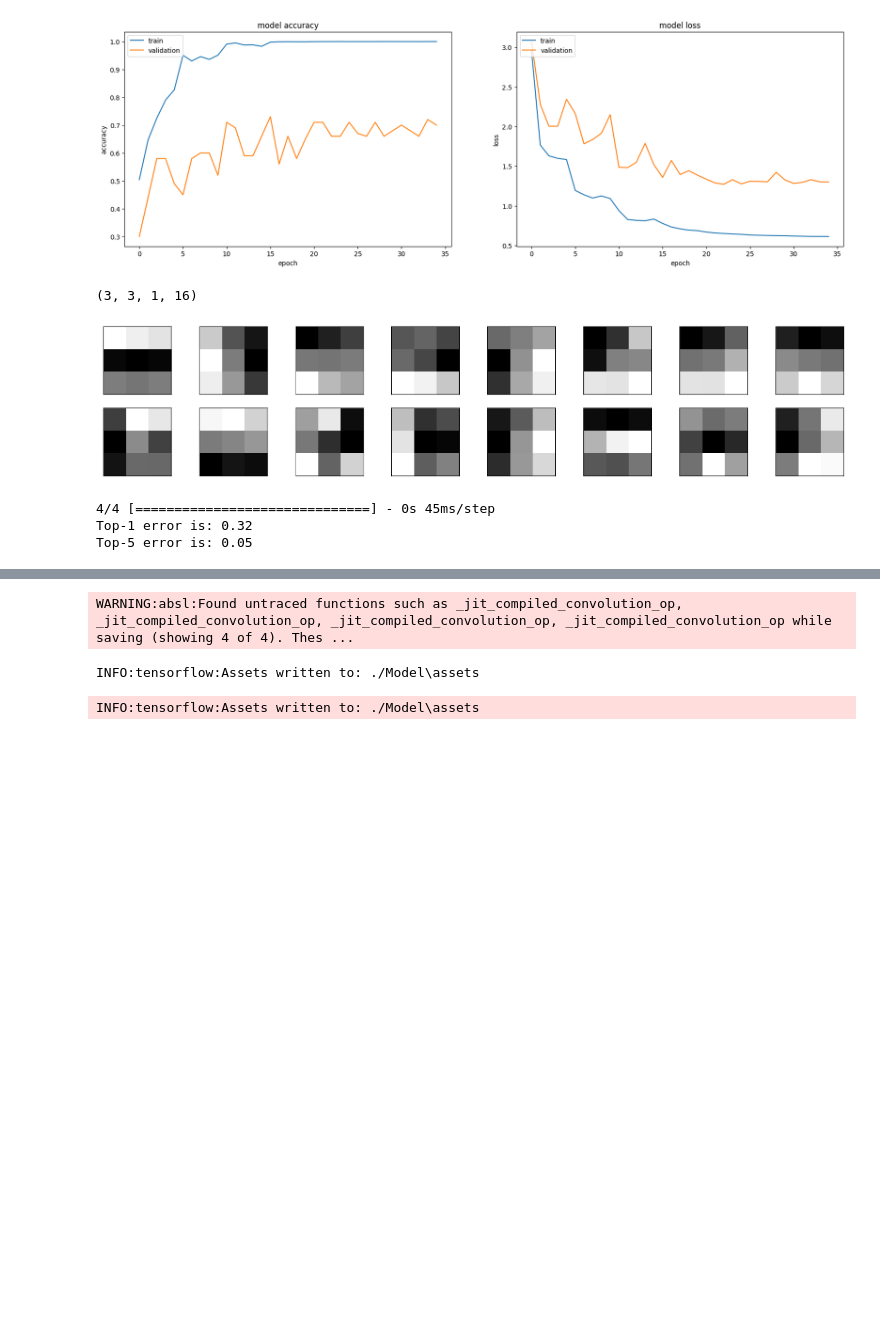
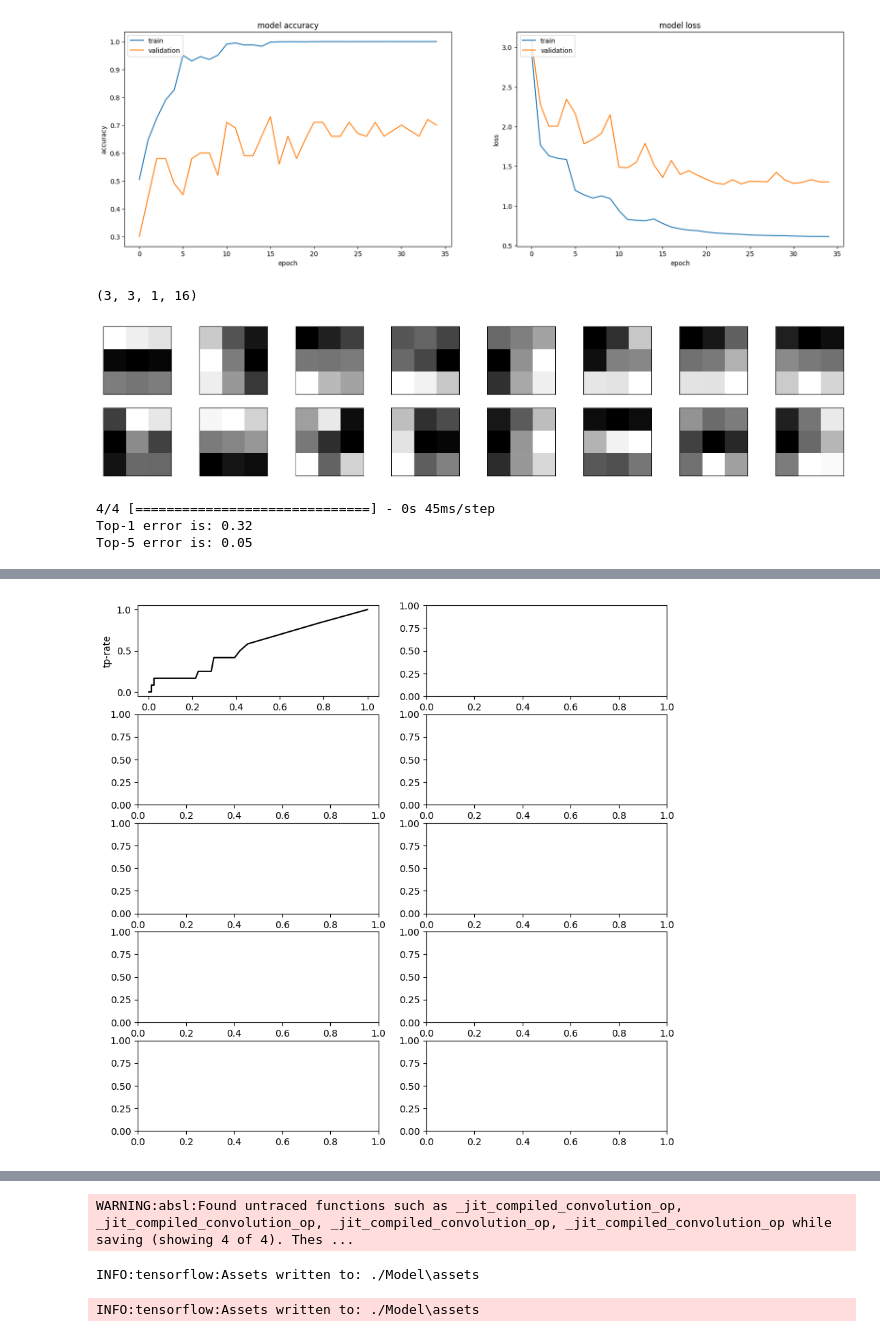
Before and after one commit to thdb-theo/AudioClassification, a Jupyter notebook: src/Model.ipynb, the cells around one changed output, grey strips where cells are left out. Saved outputs shown, nothing was run; the diff lists cells and outputs as text; code cells hidden in the pictures; blank space fills up the shorter version.

```diff
--- a/src/Model.ipynb
+++ b/src/Model.ipynb
@@ -404,0 +432,81 @@ Top-5 error is: 0.05
+# %%
+
+def confusion_matrix(predictions, r, theta):
+    """computes a confusion matrix with theta as the threshold"""
+    confusion = np.zeros((2, 2))
+
+    for i in range(len(r)):
+        y = predictions[i]
+        if y >= theta and r[i] == 1:
+            confusion[0, 0] += 1
+        elif y < theta and r[i] == 1:
+            confusion[0, 1] += 1
+        elif y > theta and r[i] == 0:
+            confusion[1, 0] += 1
+        else:
+            confusion[1, 1] += 1
+    return confusion
+
+
+def performance_measure(X, r, theta, return_val):
+    """returns either tp-rate, accuracy or fp-rate,
+    based on the return_val argument"""
+    confusion = confusion_matrix(X, r, theta)
+    tp = confusion[0, 0]
+    fn = confusion[0, 1]
+    fp = confusion[1, 0]
+    tn = confusion[1, 1]
+    p = tp + fn
+    n = fp + tn
+    if return_val == "tp":
+        return tp / p
+    elif return_val == "acc":
+        return (tn + tp) / (n + p)
+    elif return_val == "fp":
+        return fp / n
+    else:
+        raise ValueError("Invalid performance measure")
+
+
+def plot_roc(test_x, test_y, class_, ax):
+    """Plots the ROC curve on the test data"""
+
+    r = test_y[:,class_] > 0.5
+    # predictions = model.predict(test_x)
+    # print(predictions.shape)
+    X = predictions[:,class_]
+    # print(X.shape)
+    # X[:, 0] = 1
+
+    N = predictions.shape[0]
+    confusion = confusion_matrix(X, r, 0.5)
+    accuracy = (confusion[0, 0] + confusion[1, 1]) / N
+
+    theta = np.linspace(1, 0, 200)
+    x = [performance_measure(X, r, i, "fp") for i in theta]
+    y = [performance_measure(X, r, i, "tp") for i in theta]
+
+    ax.plot(x, y, "-", label="ROC", color="black")
+    ax.set_xlabel("fp-rate")
+    ax.set_ylabel("tp-rate")
+    ax.set_title(labels[i])
+
+    AUC = np.trapz(y, x)
+    ax.text(
+        0.9,
+        0.1,
+        f"Area Under the Curve: {AUC:.6f}",
+        horizontalalignment="right",
+        verticalalignment="bottom",
+        transform=ax.transAxes,
+    )
+
+fig, axs = plt.subplots(5, 2, figsize=(10, 10))
+
+for i in range(10):
+
+    plot_roc(x_test, y_test, i, axs[i%5][i//5])
+fig.tight_layout()
+plt.savefig("OvR-AUC.png")
+plt.show()
+# %% [output]
@@ -405,3 +514,4 @@ Top-5 error is: 0.05
+[figure, added]
 # %%
 from collections import Counter
 pred_counter = Counter(np.argmax(predictions, axis=1))
```
Also changed, not shown: parts of 7 cells of this notebook, 1 other file.
